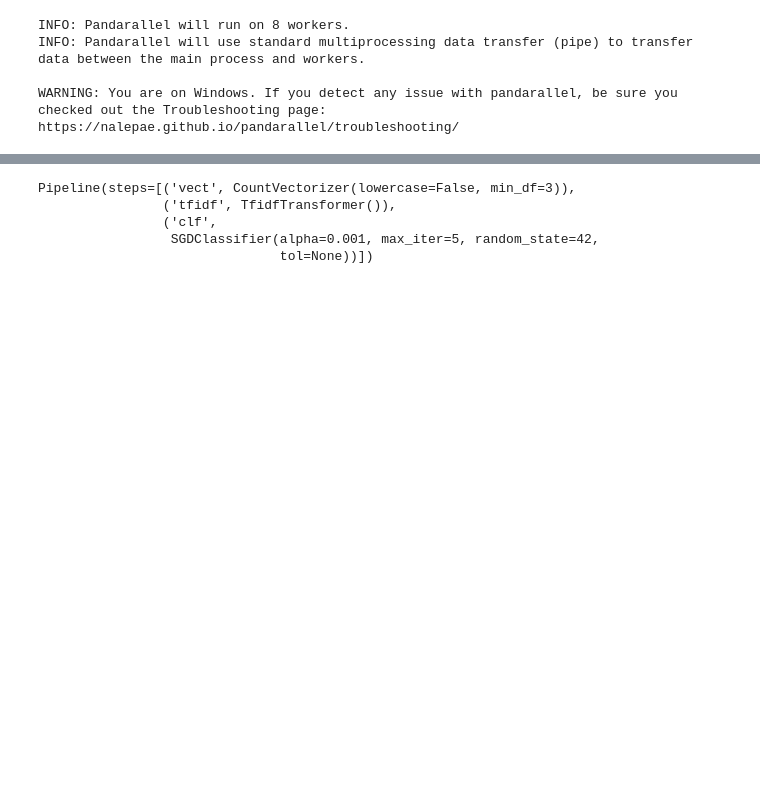
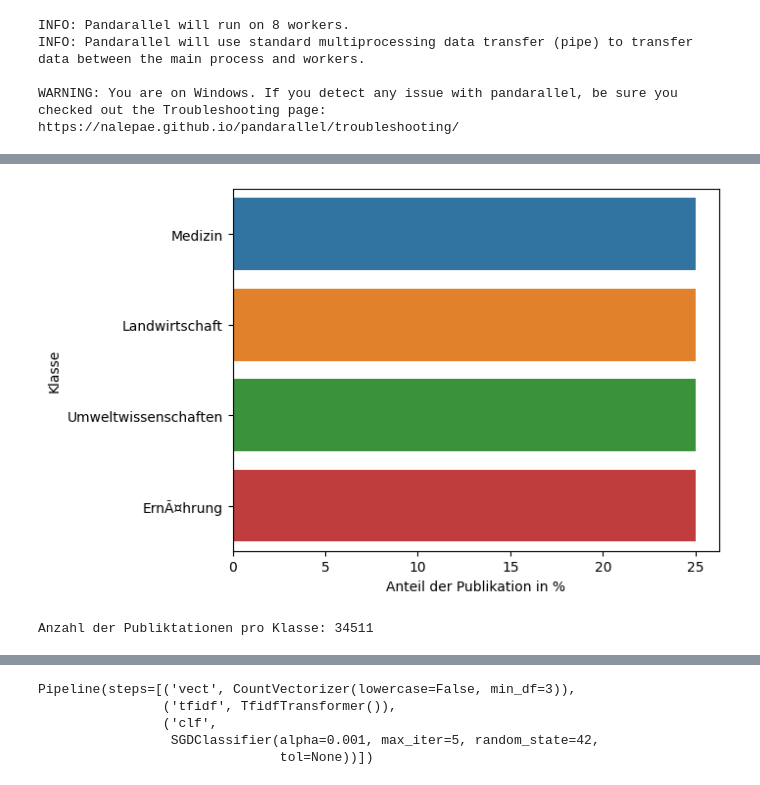
Before and after one commit to MTPKo/Bachelor-Arbeit, a Jupyter notebook: notebooks/classifiers/poc/poc_SGD_and_TFIDF_classifier.ipynb, the cells around one changed output, grey strips where cells are left out. Drawn from its saved outputs; the diff is of its cells as text; code cells hidden in the pictures; blank space fills up the shorter version.

```diff
--- a/notebooks/classifiers/poc/poc_SGD_and_TFIDF_classifier.ipynb
+++ b/notebooks/classifiers/poc/poc_SGD_and_TFIDF_classifier.ipynb
@@ -55,0 +78,11 @@ df_train, df_test = train_test_split(df, test_size=0.25)
+# %%
+df_med = df.loc[df['class'] == "Medizin"].head(int(lowest_c))
+df_land = df.loc[df['class'] =='Landwirtschaft'].head(int(lowest_c))
+df_umwelt = df.loc[df['class'] =='Umweltwissenschaften'].head(int(lowest_c))
+df_ern = df.loc[df['class'] =='ErnÃ¤hrung'].head(int(lowest_c))
+df = pd.concat([df_med, df_land,df_umwelt,df_ern])
+# %%
+counted, lowest_c = count_class_pop(df)
+# %% [output]
+[figure, added]
+Anzahl der Publiktationen pro Klasse: 34511
```
Also changed, not shown: parts of 23 cells of this notebook, 2 other files.
